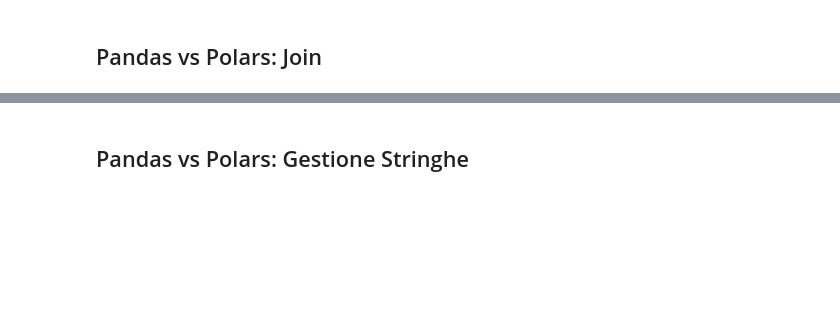
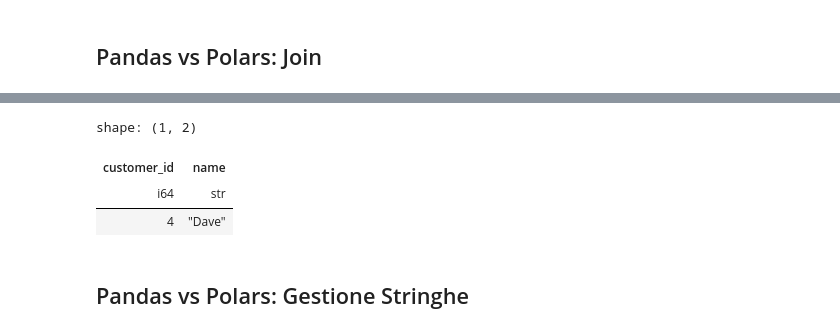
Before and after one commit to ISW-IADA/Tutoraggio-ISW-IADA-2024-2025, a Jupyter notebook: lezioni/4-Optimization/data_analytics.ipynb, the cells around one changed output, grey strips where cells are left out. Cells and saved outputs as stored; diff of their text form; code cells hidden in the pictures; blank space fills up the shorter version.

```diff
--- a/lezioni/4-Optimization/data_analytics.ipynb
+++ b/lezioni/4-Optimization/data_analytics.ipynb
@@ -318,16 +473,21 @@ pd_joined
 # %%
 pl_customers = pl.from_pandas(customers)
 
 pl_orders = pl.from_pandas(orders)
 
 # Join in Polars (più esplicito)
 pl_joined = pl_customers.join(
     pl_orders,
     on='customer_id',
-    how='inner'
+    how='anti'
 )
 
 pl_joined
+# %% [output]
+shape: (1, 2)
+| customer_id | name |
+| i64 | str |
+| 4 | "Dave" |
 # %% [markdown]
 ## Pandas vs Polars: Gestione Stringhe
 # %%
```
Also changed, not shown: parts of 27 cells of this notebook, 17 other files.
